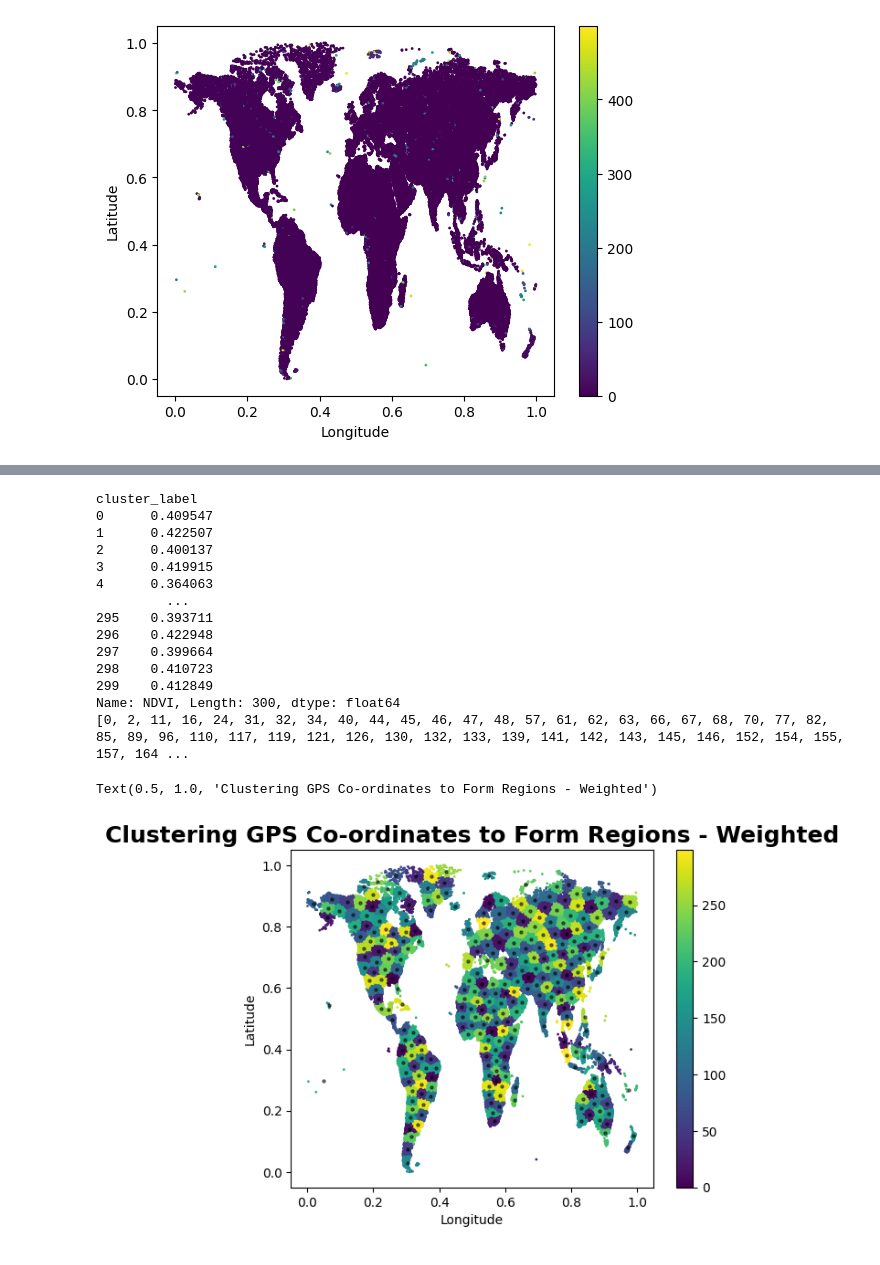
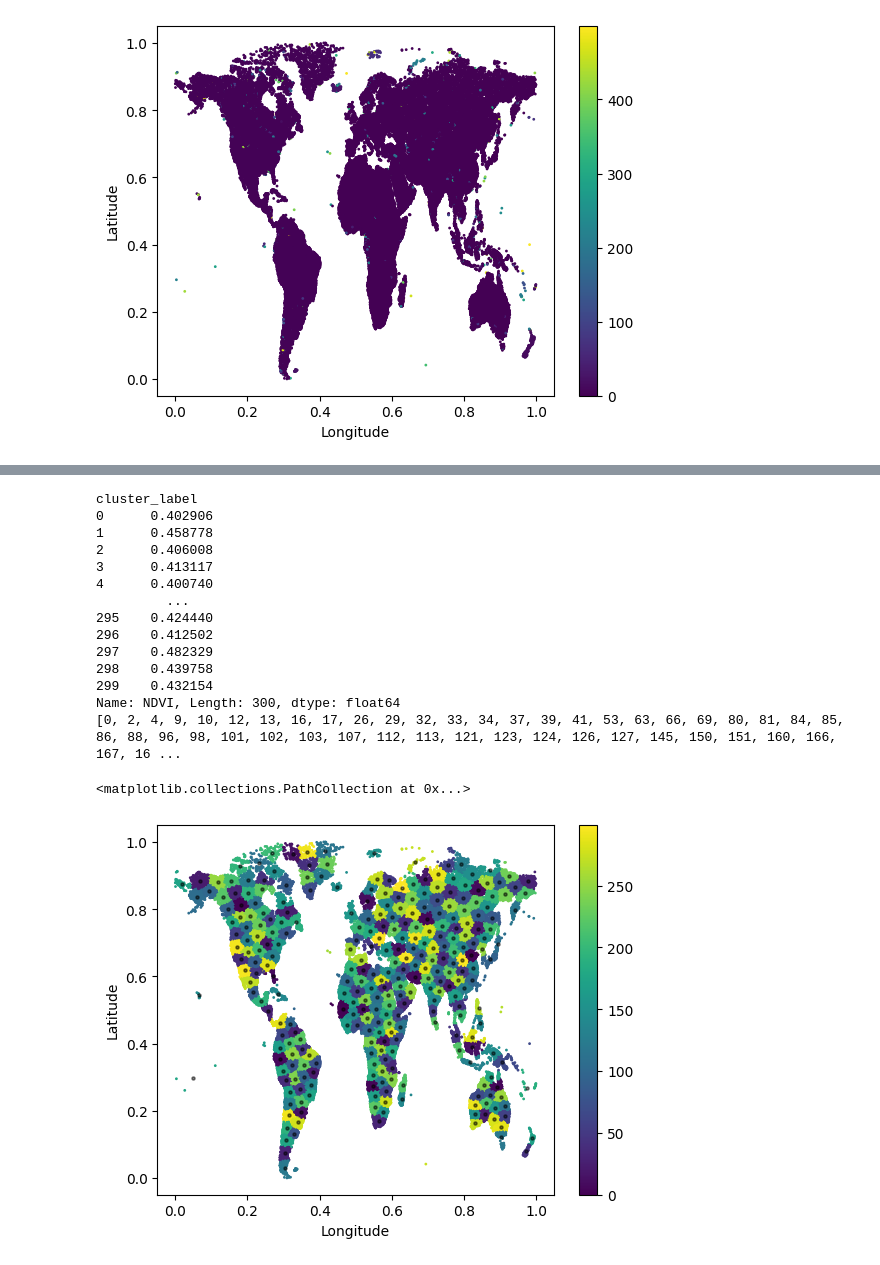
Before and after one commit to marvanG/data-mining-project, a Jupyter notebook: modis_data.ipynb, the cells around one changed output, grey strips where cells are left out. Cells and saved outputs as stored; diff of their text form; code cells hidden in the pictures.

```diff
--- a/modis_data.ipynb
+++ b/modis_data.ipynb
@@ -690,7 +691,7 @@ def fetch_avg_NDVI_Filtered(dates):
         print(f'Fetching data for {start} to {end}')
 
         # Fetch the MODIS NDVI dataset for a given date range
-        MODIS_NDVI = ee.ImageCollection('MODIS/061/MOD13A2').filterDate(ee.Date(start), ee.Date(end)).select(['NDVI','DetailedQA'])
+        MODIS_NDVI = ee.ImageCollection('MODIS/061/MOD13A2').filterDate(ee.Date(start), ee.Date(end)).select(['NDVI','DetailedQA','EVI'])
 
         filtered_ndvi = MODIS_NDVI.map(mask_bad_data)
 
@@ -902,0 +979,14 @@ plt.show()
+# %%
+for i, row in df2.iterrows():
+    cluster = df2.at[i,'cluster_label']
+    if cluster in clustersWOImpact:
+        cluster = 0
+    elif cluster in clustersPos:
+        cluster = 1
+    else:
+        cluster = -1
+    df2.at[i,'cluster_dir'] = cluster
+
+labels = df2['cluster_dir'] # Labels of each point
+df2.plot.scatter(x = 'Longitude', y = 'Latitude', c=labels, s=1, cmap='RdYlGn')
+plt.scatter(centers[:, 0], centers[:, 1], c='black', s=5, alpha=0.5)
@@ -903,50 +996,52 @@ plt.show()
 # %%
 from sklearn.neighbors import KNeighborsClassifier
 from sklearn.cluster import KMeans
 
+dfPlus = copy.deepcopy(df1)
+
+
 kmeans = KMeans(n_clusters = 300, max_iter=1000, init ='k-means++')
-lat_long = df1[df1.columns[1:3]]
-ndviVal = df1[df1.columns[0]]
+lat_long = dfPlus[dfPlus.columns[1:3]]
+ndviVal = dfPlus[dfPlus.columns[0]]
 weighted_kmeans_clusters = kmeans.fit(lat_long, sample_weight = ndviVal)
-df1['cluster_label'] = kmeans.predict(lat_long, sample_weight = ndviVal)
+dfPlus['cluster_label'] = kmeans.predict(lat_long, sample_weight = ndviVal)
 centers = kmeans.cluster_centers_ # Coordinates of cluster centers.
-labels = df1['cluster_label'] # Labels of each point
+labels = dfPlus['cluster_label'] # Labels of each point
 
-groups = df1.groupby(['cluster_label'])['NDVI'].median()
+groups = dfPlus.groupby(['cluster_label'])['NDVI'].median()
 clustersWOImpact =[]
 clustersNeg = []
 clustersPos = []
 print(groups)
 idx = 0
 for i in groups:
     if i >=0.4 and i<0.41:
         clustersWOImpact.append(idx)
     if i >=0.41:
         clustersPos.append(idx)
     else:
         clustersNeg.append(idx)
     idx +=1
 print(clustersWOImpact)
 
-df1.plot.scatter(x = 'Longitude', y = 'Latitude', c=labels, s=1, cmap='viridis')
+dfPlus.plot.scatter(x = 'Longitude', y = 'Latitude', c=labels, s=1, cmap='viridis')
 plt.scatter(centers[:, 0], centers[:, 1], c='black', s=5, alpha=0.5)
-plt.title('Clustering GPS Co-ordinates to Form Regions - Weighted',fontsize=18, fontweight='bold')
 # %% [output]
 cluster_label
-0      0.409547
-1      0.422507
-2      0.400137
-3      0.419915
-4      0.364063
+0      0.402906
+1      0.458778
+2      0.406008
+3      0.413117
+4      0.400740
          ...
-295    0.393711
-296    0.422948
-297    0.399664
-298    0.410723
-299    0.412849
+295    0.424440
+296    0.412502
+297    0.482329
+298    0.439758
+299    0.432154
 Name: NDVI, Length: 300, dtype: float64
-[0, 2, 11, 16, 24, 31, 32, 34, 40, 44, 45, 46, 47, 48, 57, 61, 62, 63, 66, 67, 68, 70, 77, 82, 85, 89, 96, 110, 117, 119, 121, 126, 130, 132, 133, 139, 141, 142, 143, 145, 146, 152, 154, 155, 157, 164 ...
+[0, 2, 4, 9, 10, 12, 13, 16, 17, 26, 29, 32, 33, 34, 37, 39, 41, 53, 63, 66, 69, 80, 81, 84, 85, 86, 88, 96, 98, 101, 102, 103, 107, 112, 113, 121, 123, 124, 126, 127, 145, 150, 151, 160, 166, 167, 16 ...
-Text(0.5, 1.0, 'Clustering GPS Co-ordinates to Form Regions - Weighted')
+<matplotlib.collections.PathCollection at 0x...>
-[figure, old version]
+[figure, new version]
 # %%
 for i, row in df1.iterrows():
```
Also changed, not shown: parts of 21 cells of this notebook.
